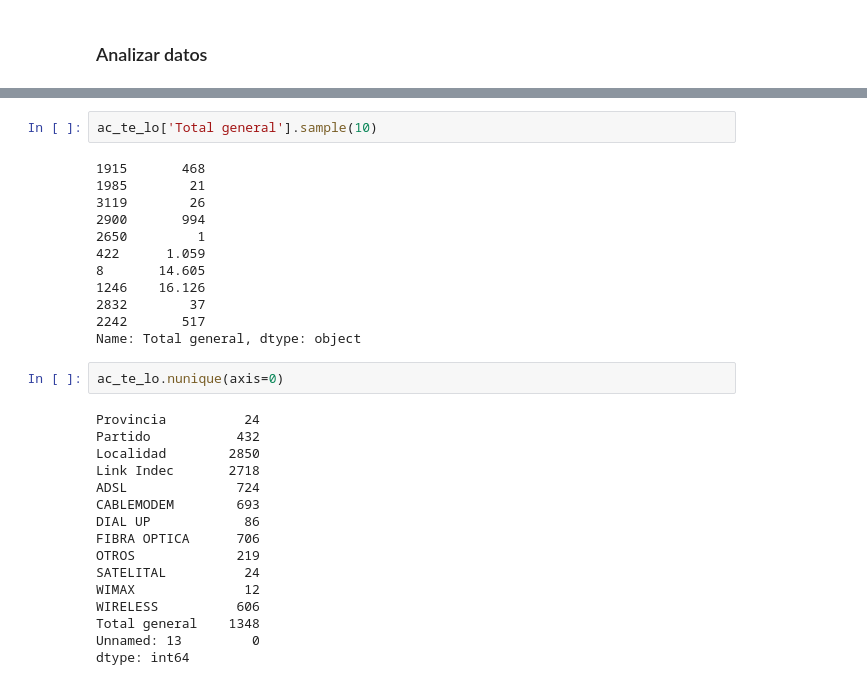
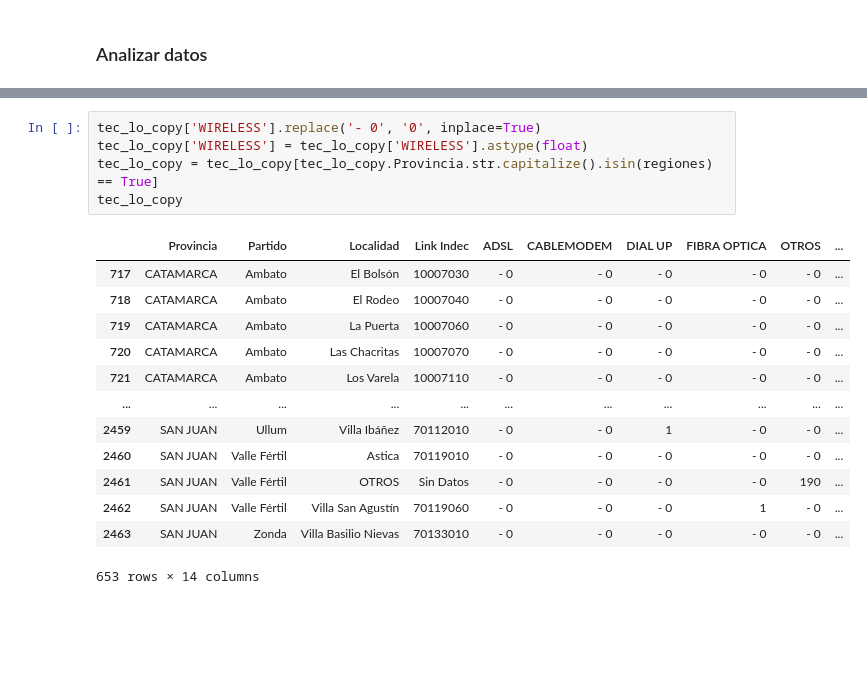
Before and after one commit to Mezgo/EDA-dashboard-telcom, a Jupyter notebook: EDA.ipynb, the cells around one changed output, grey strips where cells are left out. Cells and saved outputs as stored; diff of their text form; blank space fills up the shorter version.

```diff
--- a/EDA.ipynb
+++ b/EDA.ipynb
@@ -377,32 +180,19 @@ Name: WIRELESS, dtype: object
-# %%
-ac_te_lo['Total general'].sample(10)
-# %% [output]
-1915       468
-1985        21
-3119        26
-2900       994
-2650         1
-422      1.059
-8       14.605
-1246    16.126
-2832        37
-2242       517
-Name: Total general, dtype: object
-# %%
-ac_te_lo.nunique(axis=0)
-# %% [output]
-Provincia          24
-Partido           432
-Localidad        2850
-Link Indec       2718
-ADSL              724
-CABLEMODEM        693
-DIAL UP            86
-FIBRA OPTICA      706
-OTROS             219
-SATELITAL          24
-WIMAX              12
-WIRELESS          606
-Total general    1348
-Unnamed: 13         0
-dtype: int64
+# %%
+tec_lo_copy['WIRELESS'].replace('- 0', '0', inplace=True)
+tec_lo_copy['WIRELESS'] = tec_lo_copy['WIRELESS'].astype(float)
+tec_lo_copy = tec_lo_copy[tec_lo_copy.Provincia.str.capitalize().isin(regiones) == True]
+tec_lo_copy
+# %% [output]
+|  | Provincia | Partido | Localidad | Link Indec | ADSL | CABLEMODEM | DIAL UP | FIBRA OPTICA | OTROS | ... |
+| 717 | CATAMARCA | Ambato | El Bolsón | 10007030 | - 0 | - 0 | - 0 | - 0 | - 0 | ... |
+| 718 | CATAMARCA | Ambato | El Rodeo | 10007040 | - 0 | - 0 | - 0 | - 0 | - 0 | ... |
+| 719 | CATAMARCA | Ambato | La Puerta | 10007060 | - 0 | - 0 | - 0 | - 0 | - 0 | ... |
+| 720 | CATAMARCA | Ambato | Las Chacritas | 10007070 | - 0 | - 0 | - 0 | - 0 | - 0 | ... |
+| 721 | CATAMARCA | Ambato | Los Varela | 10007110 | - 0 | - 0 | - 0 | - 0 | - 0 | ... |
+| ... | ... | ... | ... | ... | ... | ... | ... | ... | ... | ... |
+| 2459 | SAN JUAN | Ullum | Villa Ibáñez | 70112010 | - 0 | - 0 | 1 | - 0 | - 0 | ... |
+| 2460 | SAN JUAN | Valle Fértil | Astica | 70119010 | - 0 | - 0 | - 0 | - 0 | - 0 | ... |
+| 2461 | SAN JUAN | Valle Fértil | OTROS | Sin Datos | - 0 | - 0 | - 0 | - 0 | 190 | ... |
+| 2462 | SAN JUAN | Valle Fértil | Villa San Agustín | 70119060 | - 0 | - 0 | - 0 | 1 | - 0 | ... |
+| 2463 | SAN JUAN | Zonda | Villa Basilio Nievas | 70133010 | - 0 | - 0 | - 0 | - 0 | - 0 | ... |
+653 rows × 14 columns
```
Also changed, not shown: parts of 35 cells of this notebook.
